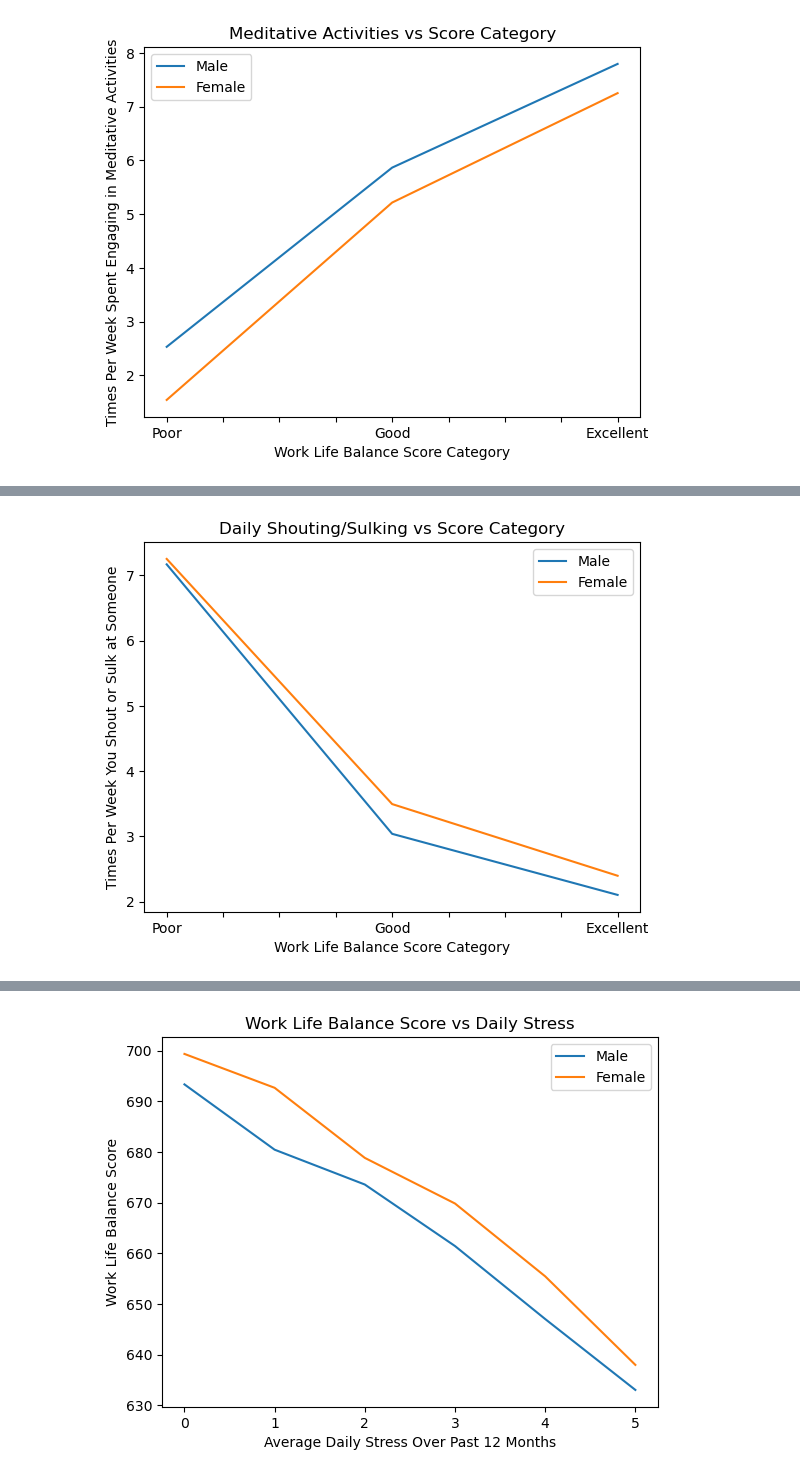
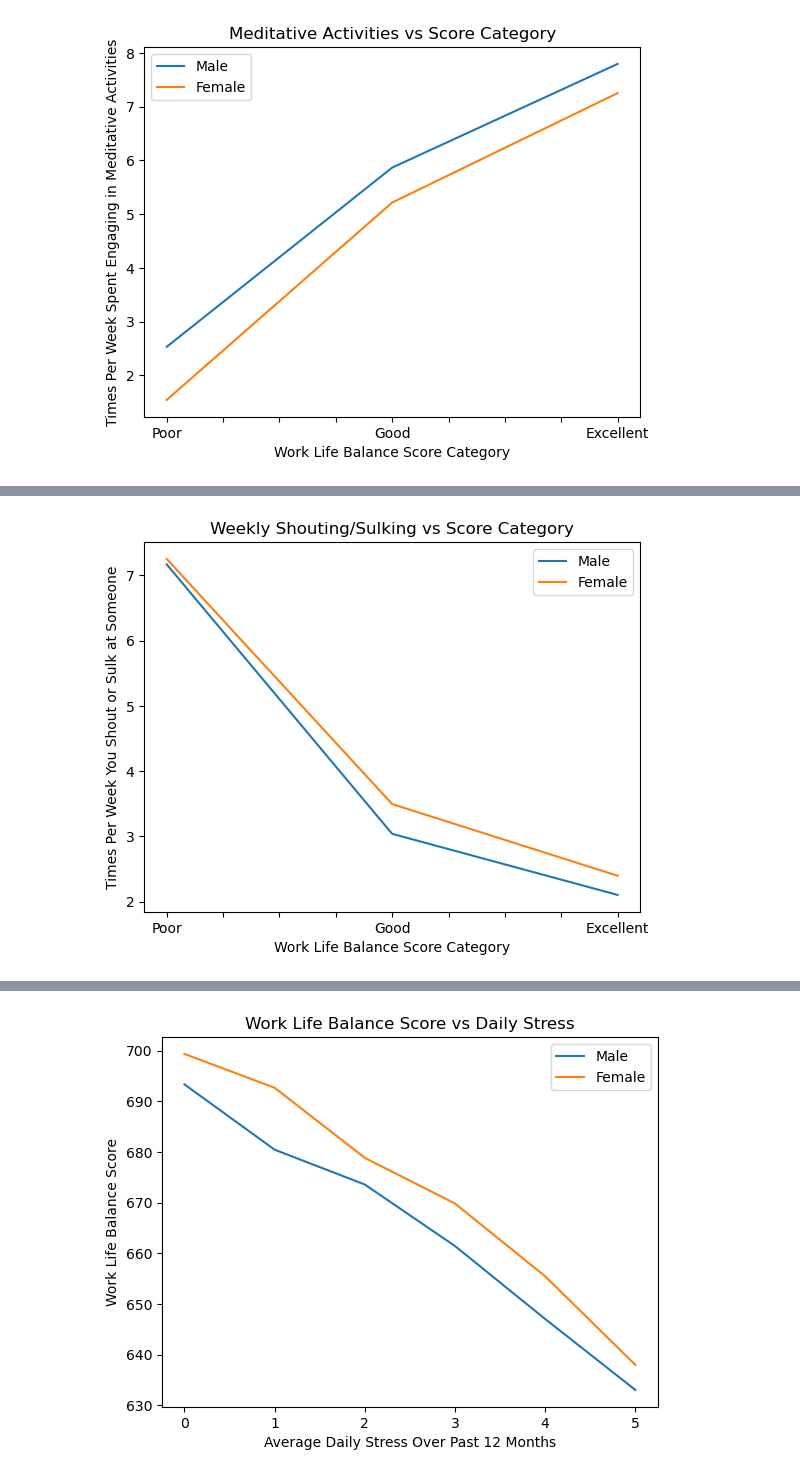
Before and after one commit to jenna-mk/Project_1, a Jupyter notebook: healthy_mind_analysis.ipynb, the cells around one changed output, grey strips where cells are left out. Drawn from its saved outputs; the diff is of its cells as text; code cells hidden in the pictures.

```diff
--- a/healthy_mind_analysis.ipynb
+++ b/healthy_mind_analysis.ipynb
@@ -377,15 +379,15 @@ plt.show()
 # %%
 # Plot daily shouting vs work life score category
 male_shouting_mean.plot(label='Male')
 female_shouting_mean.plot(label='Female')
 
 plt.xlabel('Work Life Balance Score Category')
 plt.ylabel('Times Per Week You Shout or Sulk at Someone')
-plt.title('Daily Shouting/Sulking vs Score Category')
+plt.title('Weekly Shouting/Sulking vs Score Category')
 plt.legend(loc='best')
 plt.show()
 # %% [output]
-[figure, old version]
+[figure, new version]
 # %%
 # Plot median (due to high skew value)
 male_shouting_med.plot(label='Male')
```
Also changed, not shown: parts of 3 cells of this notebook, 3 other files.
